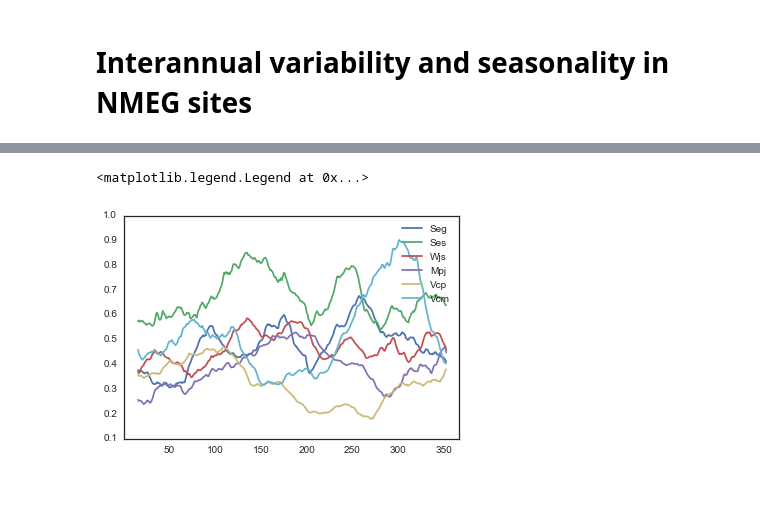
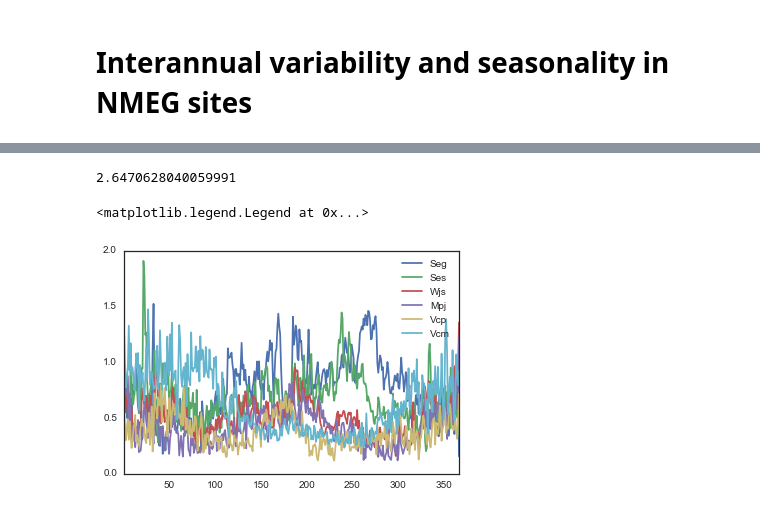
Before and after one commit to gremau/NMEG_seasonality, a Jupyter notebook: Seasonal_interannual_NMEG.ipynb, the cells around one changed output, grey strips where cells are left out. Cells and saved outputs as stored; diff of their text form; code cells hidden in the pictures.

Commit message:
Add plots

```diff
--- a/Seasonal_interannual_NMEG.ipynb
+++ b/Seasonal_interannual_NMEG.ipynb
@@ -66,20 +66,28 @@ daily = { x :
 # Convert this to a pandas panel
 d = pd.Panel(daily)
 # %%
+# Function for extracting multiyear statistics on a daily scale
 import math
 def get_climatology( ser ):
     # Create dataframes to hold raw year data and climatology calculations
     raw_years = pd.DataFrame( index = range( 1, 367 ))
+    sum_30day = pd.DataFrame( index = range( 1, 367 ))
+    rollsum = ser.rolling(window=30, center=False).sum()
     climatology = raw_years.copy()
     # Put 1 day values for each year in a column
     for i in np.unique(ser.index.year):
         year_vals = ser[ ser.index.year==i ].values
+        year_vals_sum = rollsum[ rollsum.index.year==i ].values
         raw_years[ str(i) ] = np.nan
         raw_years[ str(i) ][ 0:len(year_vals)] = year_vals
+        sum_30day[ str(i) ] = np.nan
+        sum_30day[ str(i) ][ 0:len(year_vals_sum)] = year_vals_sum
     # Get summary stats each day of the year
     climatology[ 'allyr_mean' ] = raw_years.mean(axis=1)
     climatology[ 'allyr_stdev' ] = raw_years.std(axis=1)
     climatology[ 'allyr_stderr' ] = climatology.allyr_stdev / math.sqrt( len(np.unique(ser.index.year))-1 )
     climatology[ 'allyr_cv' ] = climatology.allyr_stdev / climatology.allyr_mean
     climatology[ 'allyr_cv2' ] = climatology.allyr_stdev / ser.mean()
+    climatology[ '30day_sum' ] = sum_30day.mean(axis=1)
+    climatology[ '30day_sum_std' ] = sum_30day.std(axis=1)
     return climatology
@@ -86,15 +137,20 @@ def get_climatology( ser ):
+# %%
+np.abs(d.Mpj.FC_F_g_int.min())
+# %% [output]
+2.6470628040059991
 # %%
-fc_clim, gpp_clim, re_clim, p_clim, vpd_clim = dict(), dict(), dict(), dict(), dict()
+fc_clim, fc_clim_adj, gpp_clim, re_clim, p_clim, vpd_clim = dict(), dict(), dict(), dict(), dict(), dict()
 
 for site in sites:
     fc_clim[ site ] = get_climatology( d[ site ]['FC_F_g_int' ] )
+    fc_clim_adj[ site ] = get_climatology( d[ site ]['FC_F_g_int' ] + np.abs(d[ site ]['FC_F_g_int' ].min()))
     gpp_clim[ site ] = get_climatology( d[ site ][ 'GPP_g_int' ] )
     re_clim[ site ] = get_climatology( d[ site ][ 'RECO_g_int' ] )
     p_clim[ site ] = get_climatology( d[ site ][ 'P_F_sum' ] )
     vpd_clim[ site ] = get_climatology( d[ site ][ 'VPD_F_avg' ] )
-    #gpp_clim[site].allyr_stderr.plot()
-    re_clim[site].allyr_cv.rolling(window=30, center=True).mean().plot()
+    gpp_clim[site].allyr_cv.plot()
+    #re_clim[site].allyr_cv.rolling(window=30, center=True).mean().plot()
 plt.legend(sites)
 # %% [output]
 <matplotlib.legend.Legend at 0x...>
-[figure, old version]
+[figure, new version]
```
Also changed, not shown: parts of 7 cells of this notebook.
